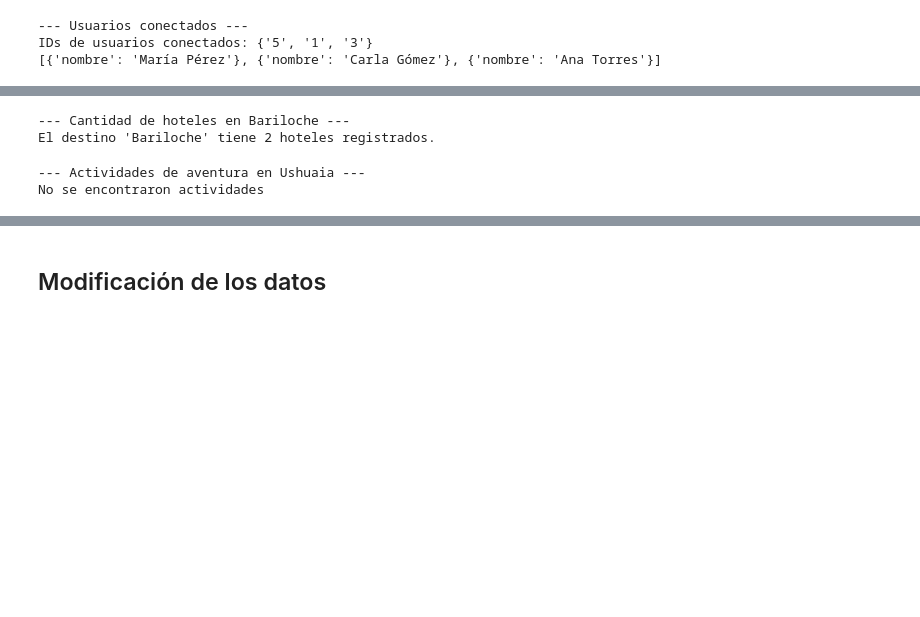
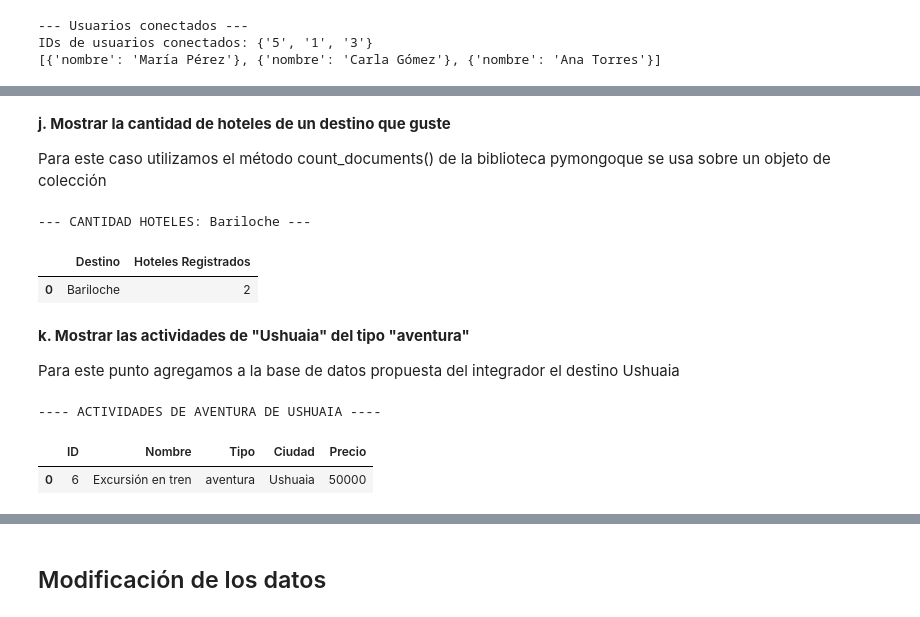
Before and after one commit to ale4l3/CDO-CienciaDeDatosIntegrador, a Jupyter notebook: notebooks/TP-Integrador.ipynb.ipynb, the cells around one changed output, grey strips where cells are left out. Saved outputs shown, nothing was run; the diff lists cells and outputs as text; code cells hidden in the pictures; blank space fills up the shorter version.

```diff
--- a/notebooks/TP-Integrador.ipynb.ipynb
+++ b/notebooks/TP-Integrador.ipynb.ipynb
@@ -597,31 +688,68 @@ print()
+# %% [markdown]
+**j. Mostrar la cantidad de hoteles de un destino que guste**
+
+Para este caso utilizamos el método count_documents() de la biblioteca pymongoque se usa sobre un objeto de colección
 # %%
-# --- j. Mostrar la cantidad de hoteles de un destino que guste ---
-# Base de Datos: MongoDB
-print("\n--- Cantidad de hoteles en Bariloche ---")
+# Guardamos el destino en una variable.
 destino_elegido = "Bariloche"
-# Contamos los documentos de la coleccion hoteles donde el campo ciudad sea Bariloche
+
+print(f"\n--- CANTIDAD HOTELES: {destino_elegido} ---")
+
+# Contamos los documentos con el metodo count_documents
 count = db.hoteles.count_documents({"ciudad": destino_elegido})
-print(f"El destino '{destino_elegido}' tiene {count} hoteles registrados")
+
+# guardamos los datos en un diccionario
+data_para_tabla = {
+    'Destino': [destino_elegido],
+    'Hoteles Registrados': [count]
+}
+
+# Creamos el dataframe
+df = pd.DataFrame(data_para_tabla)
+
+# Mostramos con display la tabla HTML para el notebook
+display(df)
+
 print()
 # %% [output]
---- Cantidad de hoteles en Bariloche ---
-El destino 'Bariloche' tiene 2 hoteles registrados.
+--- CANTIDAD HOTELES: Bariloche ---
+|  | Destino | Hoteles Registrados |
+| 0 | Bariloche | 2 |
+# %% [markdown]
+**k. Mostrar las actividades de "Ushuaia" del tipo "aventura"**
+
+Para este punto agregamos a la base de datos propuesta del integrador el destino Ushuaia
 # %%
-# --- k. Mostrar las actividades de "Ushuaia" del tipo "aventura" ---
-# Base de Datos: MongoDB
-print("\n--- Actividades de aventura en Ushuaia ---")
-# Buscamos en la colección actividades
-## Buscamos documentos donde el campo ciudad sea ushuaia y el campo tipo sea aventura
-### Luego hacemos una proyección en la que pedimos que no se muestre el id
+print("\n---- ACTIVIDADES DE AVENTURA DE USHUAIA ----")
+
+# Buscamos en la colección actividades con ciudad Ushuaia de tipo aventura y se guarda en una lista
 actividades_aventura = list(db.actividades.find(
     {"ciudad": "Ushuaia", "tipo": "aventura"},
     {"_id": 0}
 ))
+
+# Convertimos la lista en un DataFrame
 if not actividades_aventura:
-    print("No se encontraron actividades")
+    print("No se encontraron actividades de aventura en Ushuaia.")
 else:
-    pp.pprint(actividades_aventura)
+    df = pd.DataFrame(actividades_aventura)
+
+    # Reordenamos y renombramos las columnas
+    df = df.rename(columns={
+        "actividad_id": "ID",
+        "nombre": "Nombre",
+        "tipo": "Tipo",
+        "ciudad": "Ciudad",
+        "precio": "Precio"
+    })
+    # Reordenamos las columnas
+    df = df[["ID", "Nombre", "Tipo", "Ciudad", "Precio"]]
+
+    # Mostramos con display la tabla HTML para el notebook
+    display(df)
+
 print()
 # %% [output]
---- Actividades de aventura en Ushuaia ---
-No se encontraron actividades
+---- ACTIVIDADES DE AVENTURA DE USHUAIA ----
+|  | ID | Nombre | Tipo | Ciudad | Precio |
+| 0 | 6 | Excursión en tren | aventura | Ushuaia | 50000 |
```
Also changed, not shown: parts of 44 cells of this notebook.
